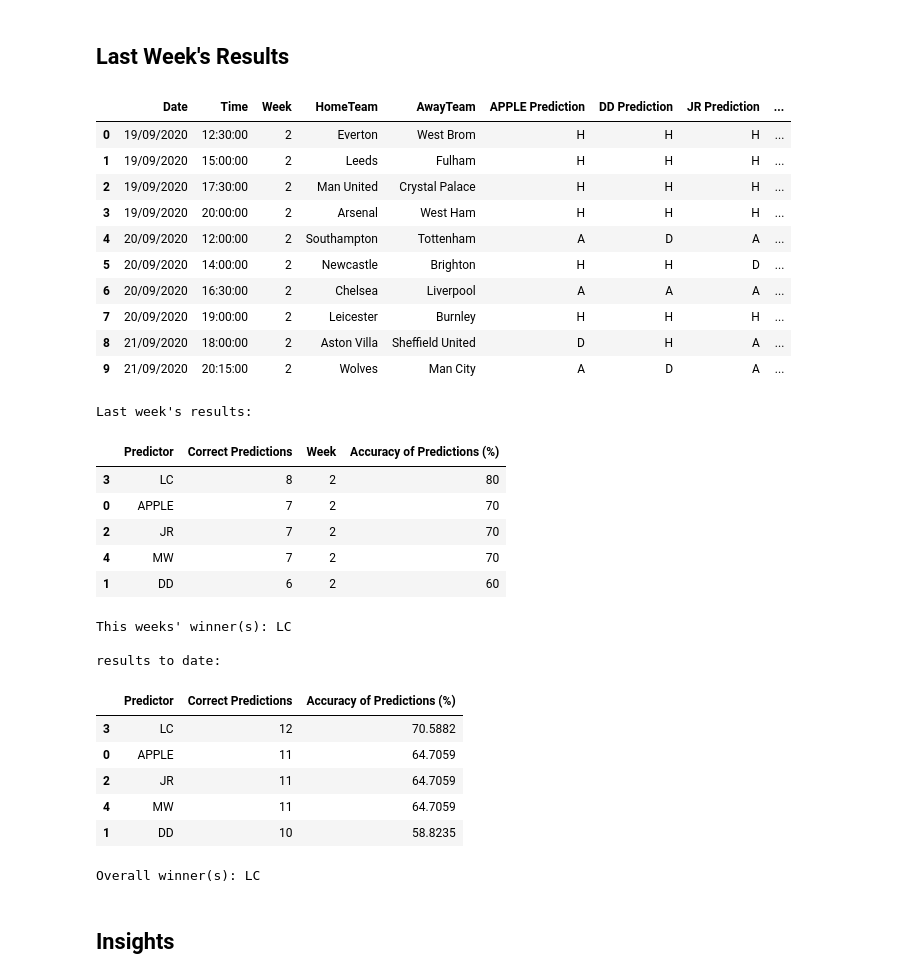
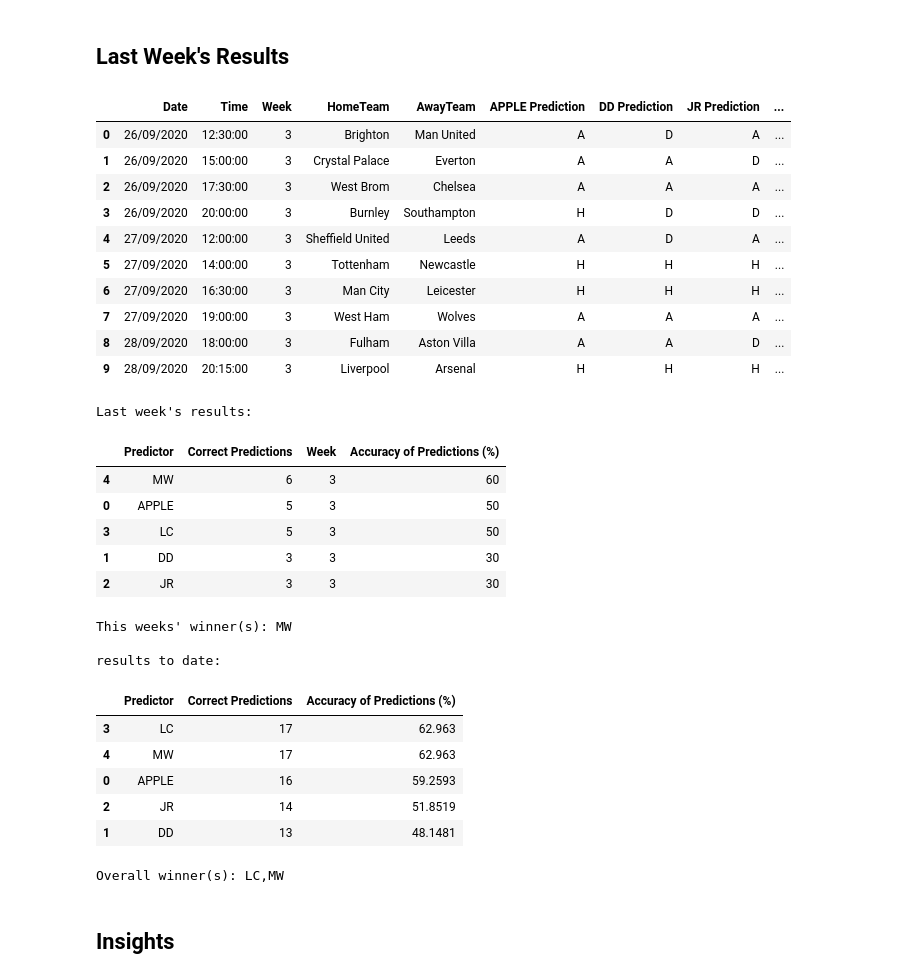
Before and after one commit to benjaminjellis/APPLE, a Jupyter notebook: weekly results_and_insights.ipynb, the cells around one changed output. Drawn from its saved outputs; the diff is of its cells as text; code cells hidden in the pictures.

Commit message:
post week 3 updates

```diff
--- a/weekly results_and_insights.ipynb
+++ b/weekly results_and_insights.ipynb
@@ -22,41 +14,41 @@ Predictions(user_predictions = "data/user_predictions/20_21/week3/week3userpredi
 # %% [markdown]
 ## Last Week's Results
 # %%
-Results(user_predictions = "data/user_predictions/20_21/week2/week2userpredictions.csv",
+Results(user_predictions = "data/user_predictions/20_21/week3/week3userpredictions.csv",
         apple_predictions =
-        "results/20_21/week2/1452a306-e499-11ea-a584-acde48001122_predicted_results.csv").aggregate(
-        ftrs = "data/ftrs/20_21/week2/ftrs.csv",
+        "results/20_21/week3/72b7a914-fcfc-11ea-83d2-acde48001122_predicted_results.csv").aggregate(
+        ftrs = "data/ftrs/20_21/week3/ftrs.csv",
         winners_log = "data/aggregated_results/20_21/winners_log.csv",
         aggregated_results_file = "data/aggregated_results/20_21/predictions_and_results_log.csv")
 # %% [output]
 |  | Date | Time | Week | HomeTeam | AwayTeam | APPLE Prediction | DD Prediction | JR Prediction | ... |
-| 0 | 19/09/2020 | 12:30:00 | 2 | Everton | West Brom | H | H | H | ... |
-| 1 | 19/09/2020 | 15:00:00 | 2 | Leeds | Fulham | H | H | H | ... |
-| 2 | 19/09/2020 | 17:30:00 | 2 | Man United | Crystal Palace | H | H | H | ... |
-| 3 | 19/09/2020 | 20:00:00 | 2 | Arsenal | West Ham | H | H | H | ... |
-| 4 | 20/09/2020 | 12:00:00 | 2 | Southampton | Tottenham | A | D | A | ... |
-| 5 | 20/09/2020 | 14:00:00 | 2 | Newcastle | Brighton | H | H | D | ... |
-| 6 | 20/09/2020 | 16:30:00 | 2 | Chelsea | Liverpool | A | A | A | ... |
-| 7 | 20/09/2020 | 19:00:00 | 2 | Leicester | Burnley | H | H | H | ... |
-| 8 | 21/09/2020 | 18:00:00 | 2 | Aston Villa | Sheffield United | D | H | A | ... |
-| 9 | 21/09/2020 | 20:15:00 | 2 | Wolves | Man City | A | D | A | ... |
+| 0 | 26/09/2020 | 12:30:00 | 3 | Brighton | Man United | A | D | A | ... |
+| 1 | 26/09/2020 | 15:00:00 | 3 | Crystal Palace | Everton | A | A | D | ... |
+| 2 | 26/09/2020 | 17:30:00 | 3 | West Brom | Chelsea | A | A | A | ... |
+| 3 | 26/09/2020 | 20:00:00 | 3 | Burnley | Southampton | H | D | D | ... |
+| 4 | 27/09/2020 | 12:00:00 | 3 | Sheffield United | Leeds | A | D | A | ... |
+| 5 | 27/09/2020 | 14:00:00 | 3 | Tottenham | Newcastle | H | H | H | ... |
+| 6 | 27/09/2020 | 16:30:00 | 3 | Man City | Leicester | H | H | H | ... |
+| 7 | 27/09/2020 | 19:00:00 | 3 | West Ham | Wolves | A | A | A | ... |
+| 8 | 28/09/2020 | 18:00:00 | 3 | Fulham | Aston Villa | A | A | D | ... |
+| 9 | 28/09/2020 | 20:15:00 | 3 | Liverpool | Arsenal | H | H | H | ... |
 Last week's results:
 |  | Predictor | Correct Predictions | Week | Accuracy of Predictions (%) |
-| 3 | LC | 8 | 2 | 80 |
-| 0 | APPLE | 7 | 2 | 70 |
-| 2 | JR | 7 | 2 | 70 |
-| 4 | MW | 7 | 2 | 70 |
-| 1 | DD | 6 | 2 | 60 |
+| 4 | MW | 6 | 3 | 60 |
+| 0 | APPLE | 5 | 3 | 50 |
+| 3 | LC | 5 | 3 | 50 |
+| 1 | DD | 3 | 3 | 30 |
+| 2 | JR | 3 | 3 | 30 |
-This weeks' winner(s): LC
+This weeks' winner(s): MW
 
 results to date:
 |  | Predictor | Correct Predictions | Accuracy of Predictions (%) |
-| 3 | LC | 12 | 70.5882 |
-| 0 | APPLE | 11 | 64.7059 |
-| 2 | JR | 11 | 64.7059 |
-| 4 | MW | 11 | 64.7059 |
-| 1 | DD | 10 | 58.8235 |
+| 3 | LC | 17 | 62.963 |
+| 4 | MW | 17 | 62.963 |
+| 0 | APPLE | 16 | 59.2593 |
+| 2 | JR | 14 | 51.8519 |
+| 1 | DD | 13 | 48.1481 |
-Overall winner(s): LC
+Overall winner(s): LC,MW
 # %% [markdown]
 ## Insights
 # %%
```
Also changed, not shown: parts of 10 cells of this notebook, 3 other files.
